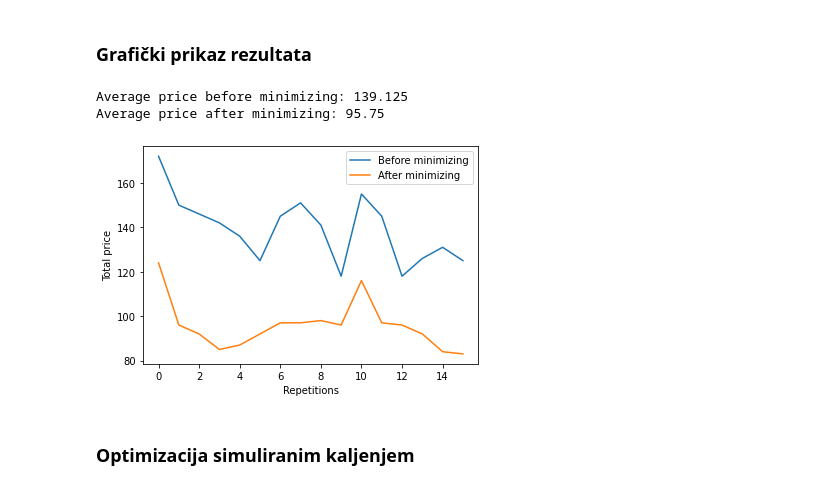
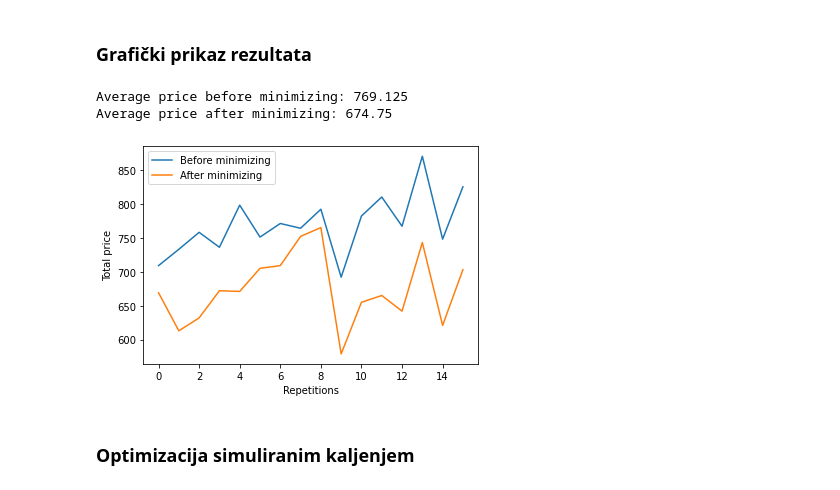
Before and after one commit to lristic/kcpp-optimization, a Jupyter notebook: RI-Seminarski.ipynb, the cells around one changed output. Saved outputs shown, nothing was run; the diff lists cells and outputs as text; code cells hidden in the pictures.

```diff
--- a/RI-Seminarski.ipynb
+++ b/RI-Seminarski.ipynb
@@ -244,33 +273,34 @@ Paths after optimizing with brute-force algorithm:
 # %%
 import matplotlib.pyplot as plt
 import numpy as np
 
 # Primer 1
 # prices = np.array([227, 249, 205, 171, 218, 239, 177, 195, 231, 166,
 #                    220, 166, 231, 251, 226, 177, 196, 200, 191, 157])
 # prices_bf = np.array([124, 200, 155, 140, 153, 190, 124, 144, 135, 94,
 #                       120, 123, 128, 148, 177, 128, 135, 150, 143, 124])
 
-prices = np.array([172, 150, 146, 142, 136, 125, 145, 151, 141, 118, 155, 145, 118, 126, 131, 125])
-prices_bf = np.array([124, 96, 92, 85, 87, 92, 97, 97, 98, 96, 116, 97, 96, 92, 84, 83])
+# Primer 2
+prices = np.array([709, 733, 758, 736, 798, 751, 771, 764, 792, 692, 782, 810, 767, 870, 748, 825])
+prices_bf = np.array([669, 613, 632, 672, 671, 705, 709, 752, 765, 579, 655, 665, 642, 743, 621, 703])
 
 
 plt.plot(prices)
 plt.plot(prices_bf)
 plt.xlabel('Repetitions')
 plt.ylabel('Total price')
 
 plt.legend(["Before minimizing", "After minimizing"])
 
 average_prices = sum(prices)/len(prices)
 average_prices_bf = sum(prices_bf)/len(prices_bf)
 
 print("Average price before minimizing: {}".format(average_prices))
 print("Average price after minimizing: {}".format(average_prices_bf))
 # %% [output]
-Average price before minimizing: 139.125
-Average price after minimizing: 95.75
+Average price before minimizing: 769.125
+Average price after minimizing: 674.75
-[figure, old version]
+[figure, new version]
 # %% [markdown]
 ### Optimizacija simuliranim kaljenjem
 # %%
```
Also changed, not shown: parts of 6 cells of this notebook, 1 other file.
